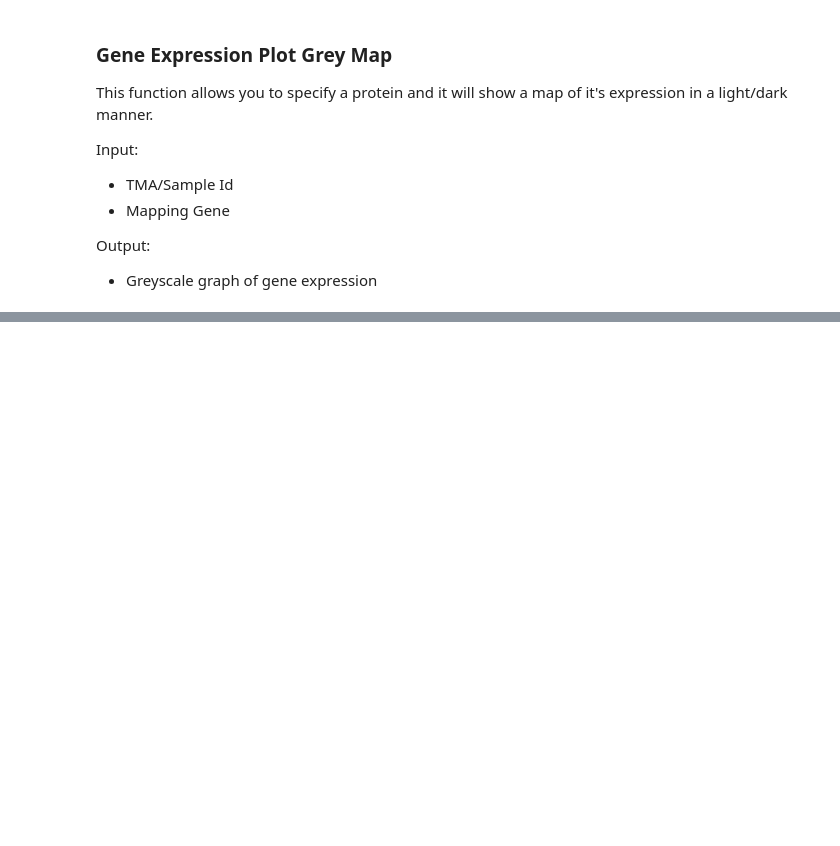
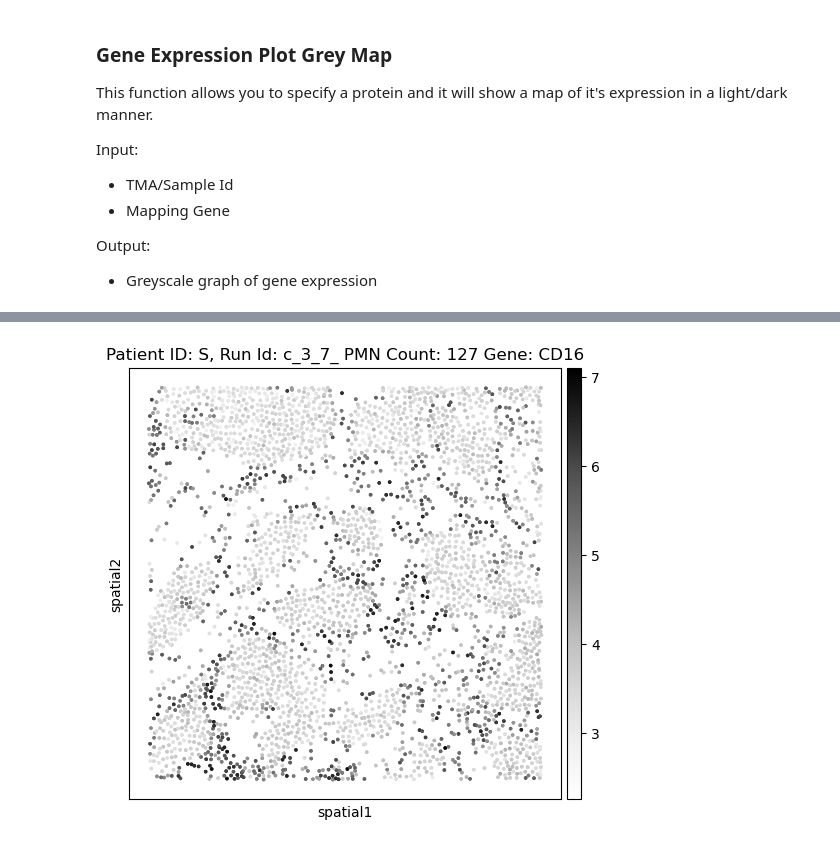
Before and after one commit to EDJohns/2025-Dinh-Lab-Research-Project, a Jupyter notebook: Shapiro 2025 Project/Python SquidPy/Protein Gene Expression.ipynb, the cells around one changed output, grey strips where cells are left out. Drawn from its saved outputs; the diff is of its cells as text; code cells hidden in the pictures; blank space fills up the shorter version.

```diff
--- a/Shapiro 2025 Project/Python SquidPy/Protein Gene Expression.ipynb
+++ b/Shapiro 2025 Project/Python SquidPy/Protein Gene Expression.ipynb
@@ -188,0 +191,35 @@ WARNING: Please specify a valid `library_id` or set it permanently in `adata.uns
+# %%
+import squidpy as sq
+import warnings
+import my_functions
+warnings.filterwarnings("ignore")
+
+cell_ID_like="c_3_7_"
+mapping_gene="CD16"
+
+subset = adata[adata.obs.cell_ID.str.contains(cell_ID_like)]
+pmn_count = my_functions.pmn_counter(adata, cell_ID_like)["PMN Count"]
+patient_id = subset.obs["Patient.ID"].unique()[0]
+
+# Convert to categorical without setting all 12 types
+subset.obs["merged_annot_cluster"] = subset.obs["merged_annot_cluster"].astype("category")
+
+# Get gene expression and store in obs
+gene_values = subset[:, mapping_gene].X
+if hasattr(gene_values, "toarray"):  # handle sparse matrix
+    gene_values = gene_values.toarray().flatten()
+else:
+    gene_values = gene_values.flatten()
+
+subset.obs[f"{mapping_gene}_expression"] = gene_values
+
+# Plot using gene expression as color
+sq.pl.spatial_scatter(
+    subset,
+    shape=None,
+    color=f"{mapping_gene}_expression",
+    size=10,
+    cmap="Greys",  # optional: you can change color map
+    title=f"Patient ID: {patient_id}, Run Id: {cell_ID_like} PMN Count: {pmn_count} Gene: {mapping_gene}"
+)
+# %% [output]
@@ -188,0 +227 @@ WARNING: Please specify a valid `library_id` or set it permanently in `adata.uns
+[figure, added]
```
Also changed, not shown: parts of 2 cells of this notebook, 10 other files.
